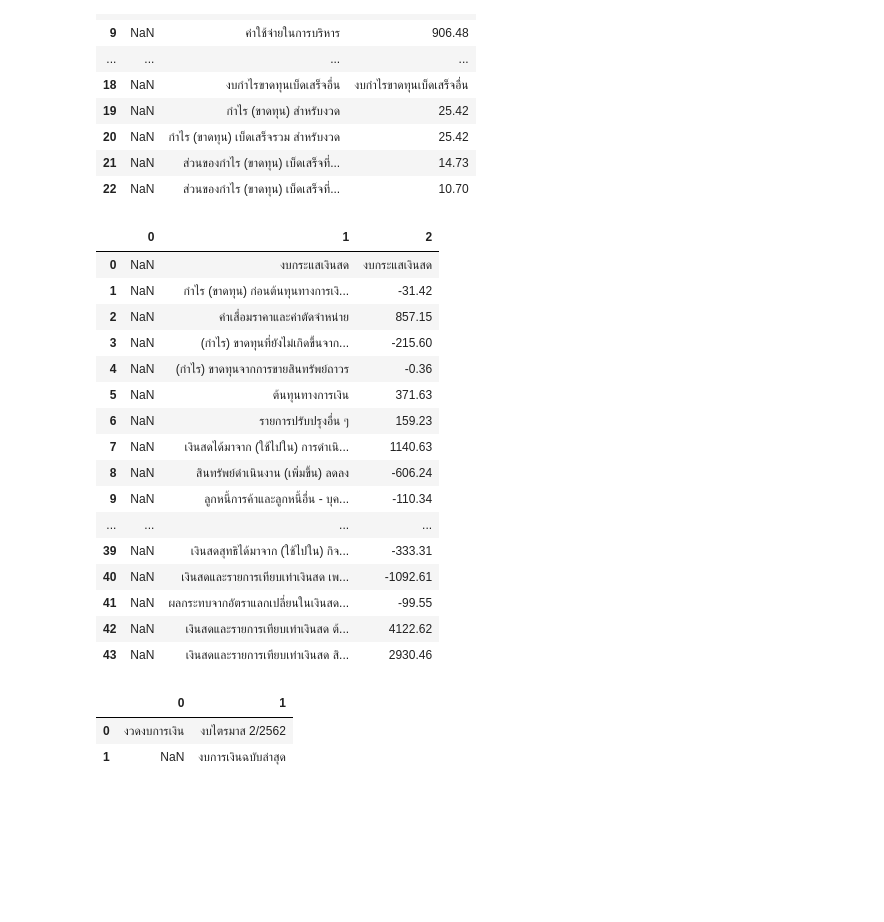
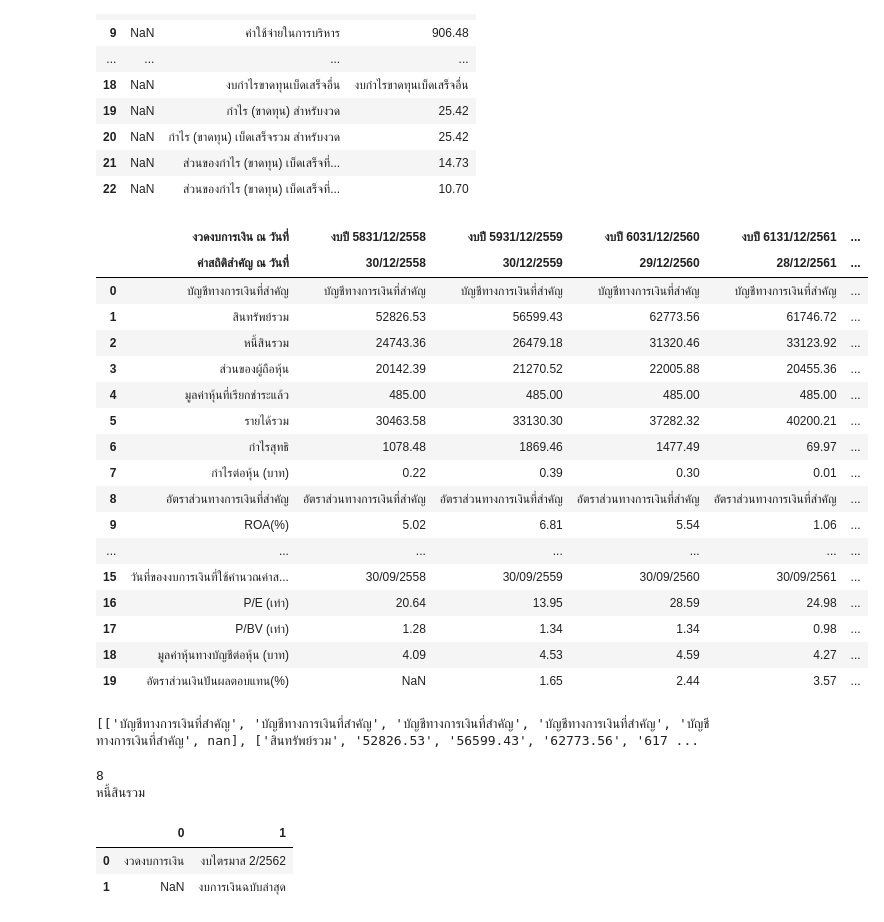
Before and after one commit to lll-Mike-lll/Stock_Evaluation, a Jupyter notebook: Untitled.ipynb, the cells around one changed output. Cells and saved outputs as stored; diff of their text form; code cells hidden in the pictures; blank space fills up the shorter version.

```diff
--- a/Untitled.ipynb
+++ b/Untitled.ipynb
@@ -221,27 +221,39 @@ data[2]
 | 21 | NaN | ส่วนของกำไร (ขาดทุน) เบ็ดเสร็จที่... | 14.73 |
 | 22 | NaN | ส่วนของกำไร (ขาดทุน) เบ็ดเสร็จที่... | 10.70 |
 # %%
-url = "https://www.set.or.th/set/companyfinance.do?type=cashflow&symbol=AAV&language=th&country=TH"
+url = "https://www.set.or.th/set/companyhighlight.do?symbol=AAV&ssoPageId=5&language=th&country=TH"
 data = pd.read_html(url)
-data[2]
+data[0]
 # %% [output]
-|  | 0 | 1 | 2 |
-| 0 | NaN | งบกระแสเงินสด | งบกระแสเงินสด |
-| 1 | NaN | กำไร (ขาดทุน) ก่อนต้นทุนทางการเงิ... | -31.42 |
-| 2 | NaN | ค่าเสื่อมราคาและค่าตัดจำหน่าย | 857.15 |
-| 3 | NaN | (กำไร) ขาดทุนที่ยังไม่เกิดขึ้นจาก... | -215.60 |
-| 4 | NaN | (กำไร) ขาดทุนจากการขายสินทรัพย์ถาวร | -0.36 |
-| 5 | NaN | ต้นทุนทางการเงิน | 371.63 |
-| 6 | NaN | รายการปรับปรุงอื่น ๆ | 159.23 |
-| 7 | NaN | เงินสดได้มาจาก (ใช้ไปใน) การดำเนิ... | 1140.63 |
-| 8 | NaN | สินทรัพย์ดำเนินงาน (เพิ่มขึ้น) ลดลง | -606.24 |
-| 9 | NaN | ลูกหนี้การค้าและลูกหนี้อื่น - บุค... | -110.34 |
-| ... | ... | ... | ... |
-| 39 | NaN | เงินสดสุทธิได้มาจาก (ใช้ไปใน) กิจ... | -333.31 |
-| 40 | NaN | เงินสดและรายการเทียบเท่าเงินสด เพ... | -1092.61 |
-| 41 | NaN | ผลกระทบจากอัตราแลกเปลี่ยนในเงินสด... | -99.55 |
-| 42 | NaN | เงินสดและรายการเทียบเท่าเงินสด ต้... | 4122.62 |
-| 43 | NaN | เงินสดและรายการเทียบเท่าเงินสด สิ... | 2930.46 |
+|  | งวดงบการเงิน ณ วันที่ | งบปี 5831/12/2558 | งบปี 5931/12/2559 | งบปี 6031/12/2560 | งบปี 6131/12/2561 | ... |
+|  | ค่าสถิติสำคัญ ณ วันที่ | 30/12/2558 | 30/12/2559 | 29/12/2560 | 28/12/2561 | ... |
+| 0 | บัญชีทางการเงินที่สำคัญ | บัญชีทางการเงินที่สำคัญ | บัญชีทางการเงินที่สำคัญ | บัญชีทางการเงินที่สำคัญ | บัญชีทางการเงินที่สำคัญ | ... |
+| 1 | สินทรัพย์รวม | 52826.53 | 56599.43 | 62773.56 | 61746.72 | ... |
+| 2 | หนี้สินรวม | 24743.36 | 26479.18 | 31320.46 | 33123.92 | ... |
+| 3 | ส่วนของผู้ถือหุ้น | 20142.39 | 21270.52 | 22005.88 | 20455.36 | ... |
+| 4 | มูลค่าหุ้นที่เรียกชำระแล้ว | 485.00 | 485.00 | 485.00 | 485.00 | ... |
+| 5 | รายได้รวม | 30463.58 | 33130.30 | 37282.32 | 40200.21 | ... |
+| 6 | กำไรสุทธิ | 1078.48 | 1869.46 | 1477.49 | 69.97 | ... |
+| 7 | กำไรต่อหุ้น (บาท) | 0.22 | 0.39 | 0.30 | 0.01 | ... |
+| 8 | อัตราส่วนทางการเงินที่สำคัญ | อัตราส่วนทางการเงินที่สำคัญ | อัตราส่วนทางการเงินที่สำคัญ | อัตราส่วนทางการเงินที่สำคัญ | อัตราส่วนทางการเงินที่สำคัญ | ... |
+| 9 | ROA(%) | 5.02 | 6.81 | 5.54 | 1.06 | ... |
+| ... | ... | ... | ... | ... | ... | ... |
+| 15 | วันที่ของงบการเงินที่ใช้คำนวณค่าส... | 30/09/2558 | 30/09/2559 | 30/09/2560 | 30/09/2561 | ... |
+| 16 | P/E (เท่า) | 20.64 | 13.95 | 28.59 | 24.98 | ... |
+| 17 | P/BV (เท่า) | 1.28 | 1.34 | 1.34 | 0.98 | ... |
+| 18 | มูลค่าหุ้นทางบัญชีต่อหุ้น (บาท) | 4.09 | 4.53 | 4.59 | 4.27 | ... |
+| 19 | อัตราส่วนเงินปันผลตอบแทน(%) | NaN | 1.65 | 2.44 | 3.57 | ... |
+# %%
+print(data[0].values.tolist())
+a = data[0].values.tolist()
+# %% [output]
+[['บัญชีทางการเงินที่สำคัญ', 'บัญชีทางการเงินที่สำคัญ', 'บัญชีทางการเงินที่สำคัญ', 'บัญชีทางการเงินที่สำคัญ', 'บัญชีทางการเงินที่สำคัญ', nan], ['สินทรัพย์รวม', '52826.53', '56599.43', '62773.56', '617 ...
+# %%
+print(len(a[1][1]))
+print(a[2][0])
+# %% [output]
+8
+หนี้สินรวม
 # %%
 data[1]
 # %% [output]
```
Also changed, not shown: 2 other files.
